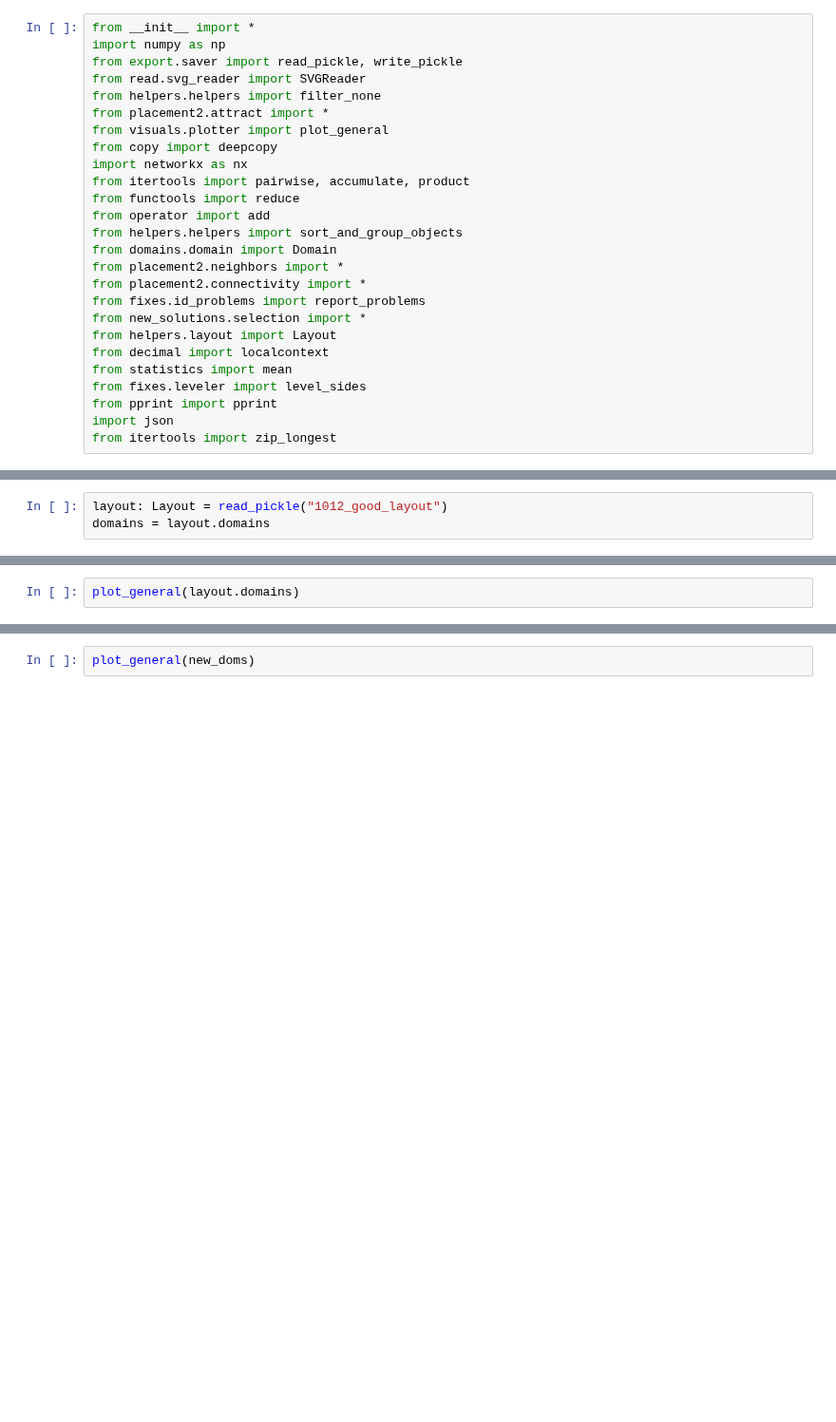
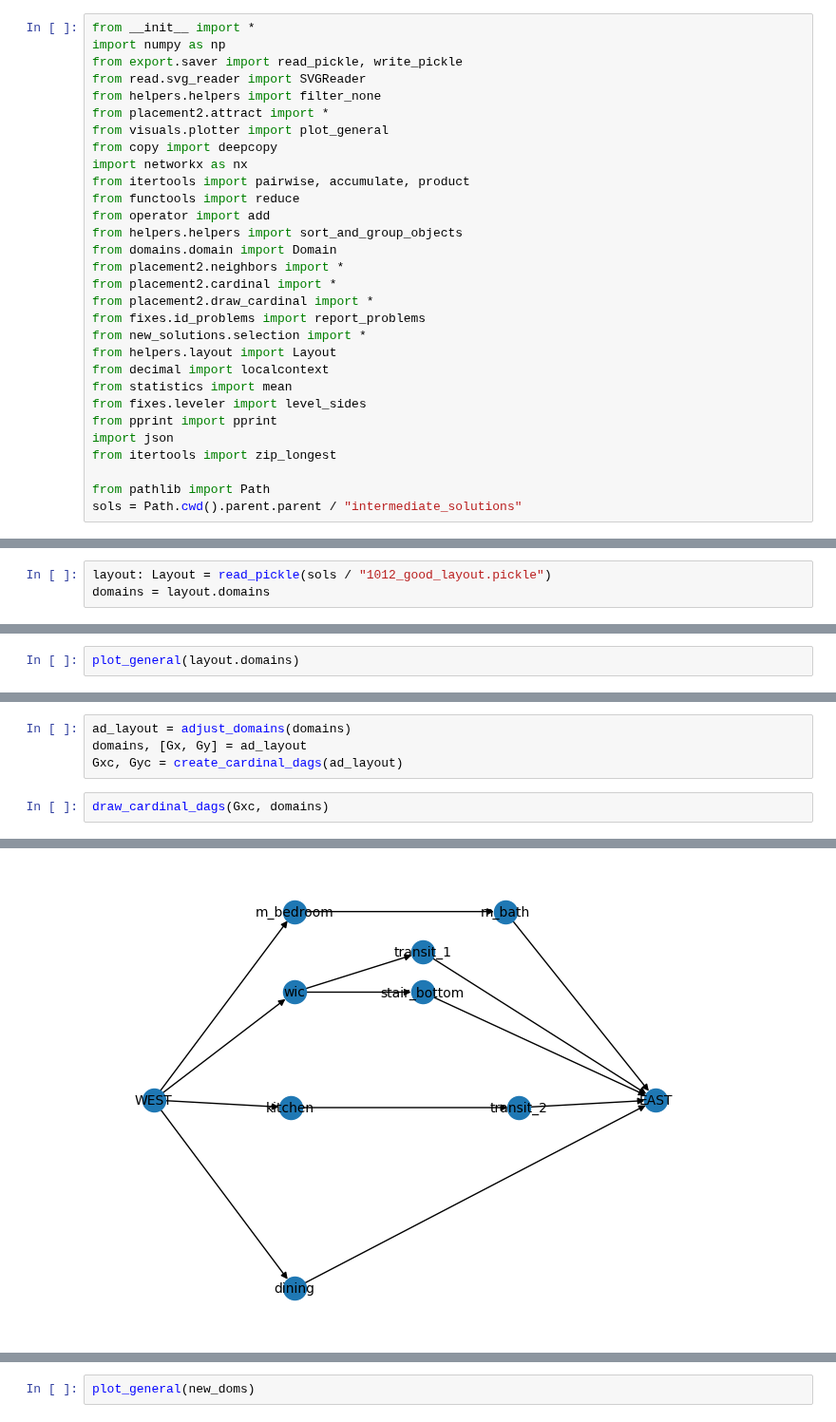
Before and after one commit to juliet29/svg2plan, a Jupyter notebook: _notebooks/stage_2_nbs/t3_scraps.ipynb, the cells around one changed output, grey strips where cells are left out. Shown at 95% size. Saved outputs shown, nothing was run; the diff lists cells and outputs as text; blank space fills up the shorter version.

Commit message:
zero domains

```diff
--- a/_notebooks/stage_2_nbs/t3_scraps.ipynb
+++ b/_notebooks/stage_2_nbs/t3_scraps.ipynb
@@ -20,7 +17,8 @@ from operator import add
 from helpers.helpers import sort_and_group_objects
 from domains.domain import Domain
 from placement2.neighbors import *
-from placement2.connectivity import *
+from placement2.cardinal import *
+from placement2.draw_cardinal import *
 from fixes.id_problems import report_problems
 from new_solutions.selection import *
 from helpers.layout import Layout
@@ -30,3 +28,6 @@ from fixes.leveler import level_sides
 from pprint import pprint
 import json
 from itertools import zip_longest
+
+from pathlib import Path
+sols = Path.cwd().parent.parent / "intermediate_solutions"
@@ -35,3 +34,3 @@ from pathlib import Path
 # %%
-layout: Layout = read_pickle("1012_good_layout")
+layout: Layout = read_pickle(sols / "1012_good_layout.pickle")
 domains = layout.domains
@@ -193,0 +39,7 @@ domains
+# %%
+ad_layout = adjust_domains(domains)
+domains, [Gx, Gy] = ad_layout
+Gxc, Gyc = create_cardinal_dags(ad_layout)
+# %%
+draw_cardinal_dags(Gxc, domains)
+# %% [output]
@@ -194 +63,2 @@ domains
+[figure, added]
 # %%
```
Also changed, not shown: parts of 23 cells of this notebook, 12 other files.
